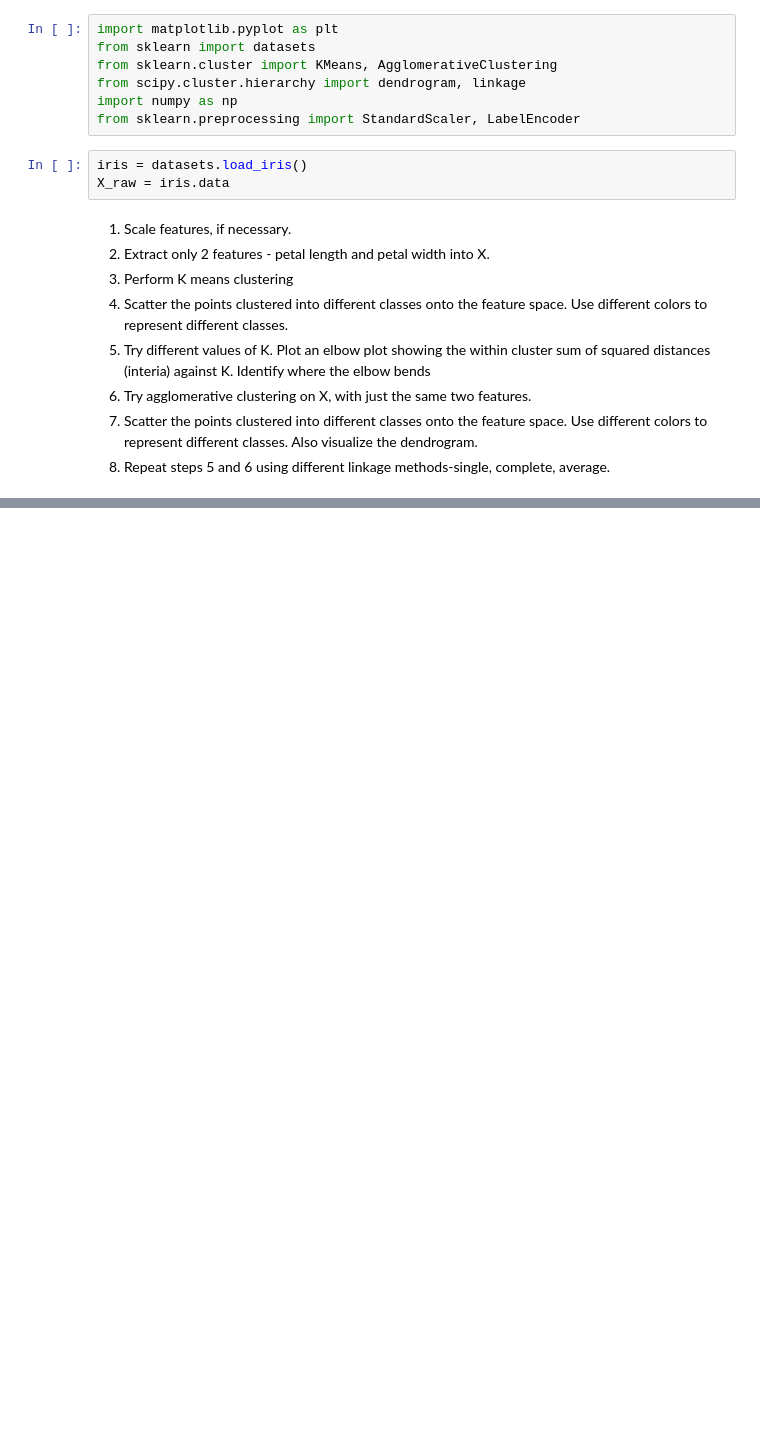
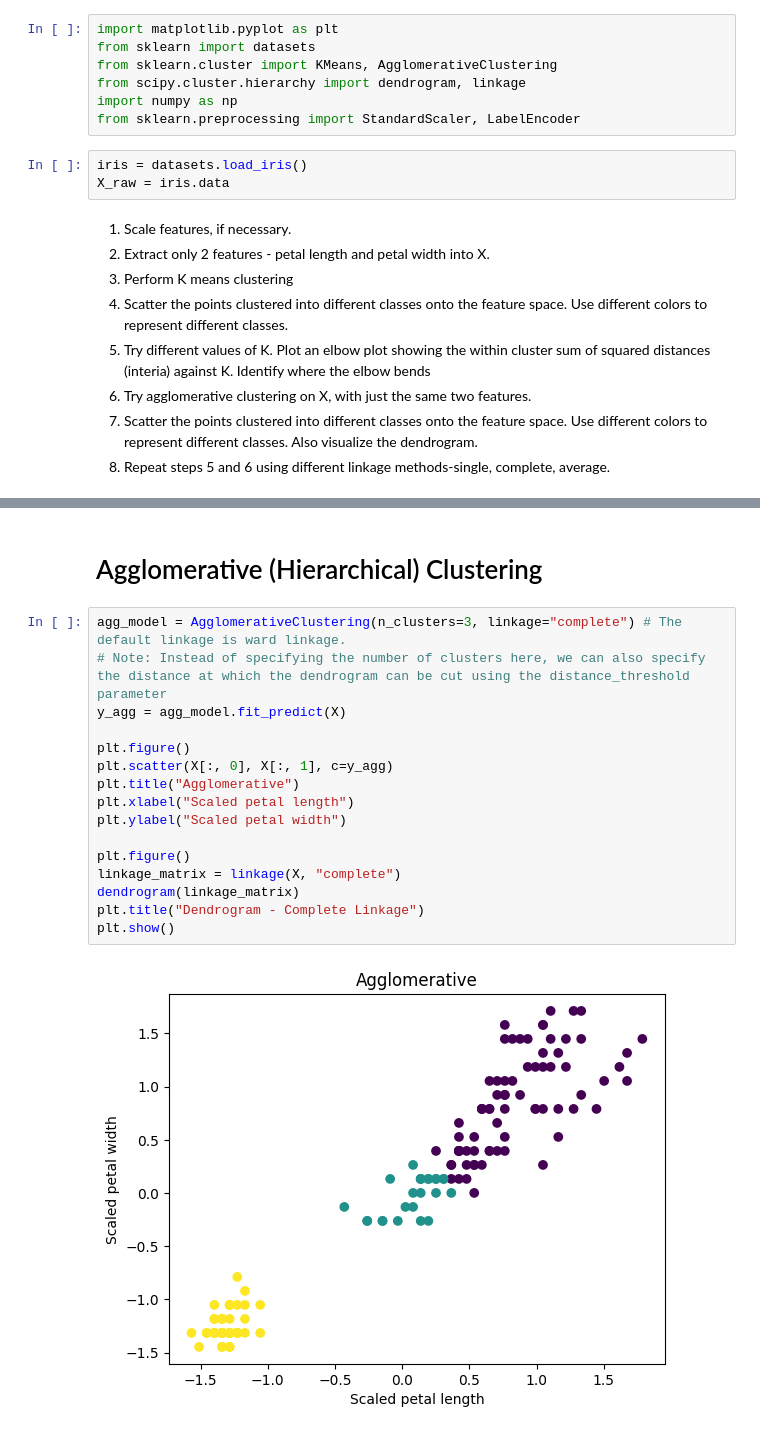
Before and after one commit to bhanu151/statistical-learning-course-2026, a Jupyter notebook: CSSL11_k_means_and_hierarchical_clustering.ipynb, the cells around one changed output, grey strips where cells are left out. Cells and saved outputs as stored; diff of their text form; blank space fills up the shorter version.

```diff
--- a/CSSL11_k_means_and_hierarchical_clustering.ipynb
+++ b/CSSL11_k_means_and_hierarchical_clustering.ipynb
@@ -21,0 +61,20 @@ X_raw = iris.data
+# %% [markdown]
+# Agglomerative (Hierarchical) Clustering
+# %%
+agg_model = AgglomerativeClustering(n_clusters=3, linkage="complete") # The default linkage is ward linkage.
+# Note: Instead of specifying the number of clusters here, we can also specify the distance at which the dendrogram can be cut using the distance_threshold parameter
+y_agg = agg_model.fit_predict(X)
+
+plt.figure()
+plt.scatter(X[:, 0], X[:, 1], c=y_agg)
+plt.title("Agglomerative")
+plt.xlabel("Scaled petal length")
+plt.ylabel("Scaled petal width")
+
+plt.figure()
+linkage_matrix = linkage(X, "complete")
+dendrogram(linkage_matrix)
+plt.title("Dendrogram - Complete Linkage")
+plt.show()
+# %% [output]
+[figure, added]
```
Also changed, not shown: parts of 11 cells of this notebook.
